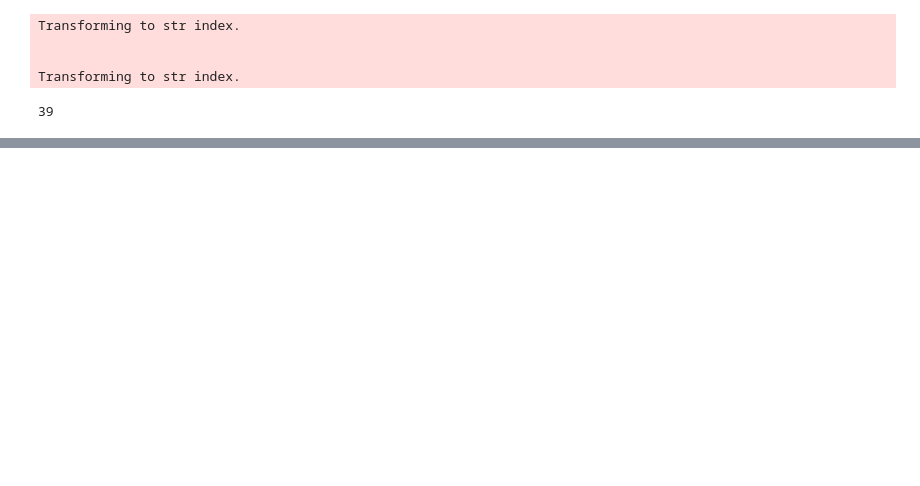
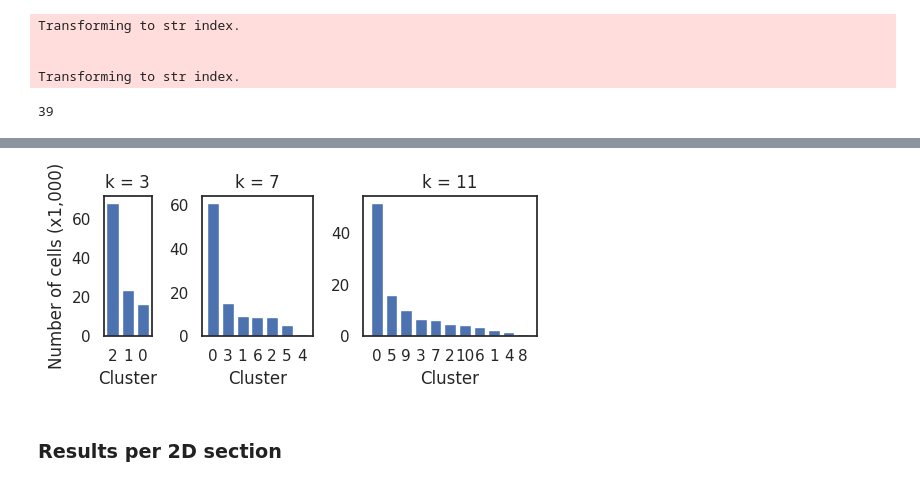
Before and after one commit to gesavoigt/master_thesis, a Jupyter notebook: scripts/nbh_analysis/scimap_niche_detection.ipynb, the cells around one changed output, grey strips where cells are left out. Drawn from its saved outputs; the diff is of its cells as text; code cells hidden in the pictures; blank space fills up the shorter version.

```diff
--- a/scripts/nbh_analysis/scimap_niche_detection.ipynb
+++ b/scripts/nbh_analysis/scimap_niche_detection.ipynb
@@ -47,0 +96,17 @@ knn_3D
+# %%
+## Cluster abundance plot
+fig, ax = plt.subplots(1,len(ks), figsize=(np.array(ks).sum() / 4, 2.5), width_ratios=ks)
+for i, k in enumerate(ks):
+    ccounts = adata3.obs[f'spatial_kmeans_{k}'].value_counts().sort_index() / 1000
+    ccounts.sort_values(ascending=False, inplace=True) ## sort by cluster abundance
+    ax[i].bar(ccounts.index, ccounts.values)
+    ax[i].set_xticks(ccounts.index)
+    ax[i].set_xlabel('Cluster')
+    ax[i].set_title(f'k = {k}')
+ax[0].set_ylabel('Number of cells (x1,000)')
+plt.tight_layout()
+plt.show()
+# %% [output]
+[figure, added]
+# %% [markdown]
+### Results per 2D section
```
Also changed, not shown: parts of 30 cells of this notebook.
